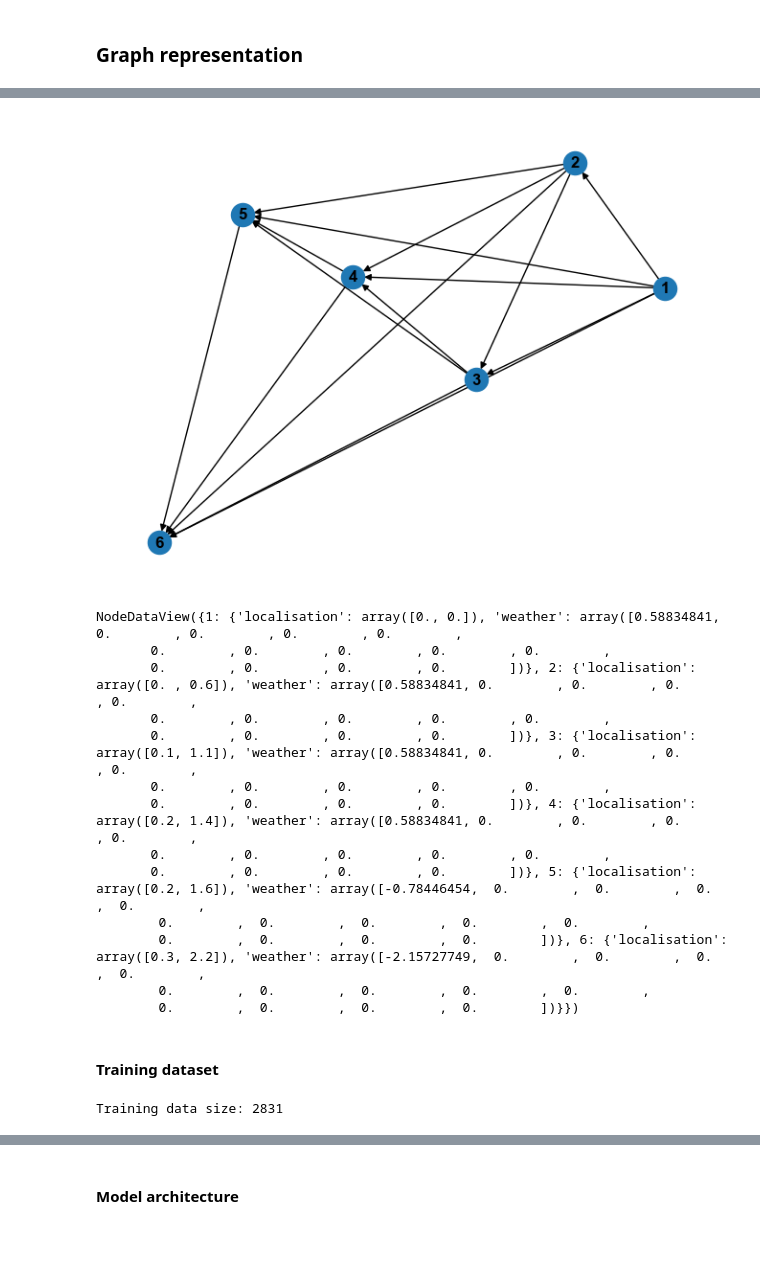
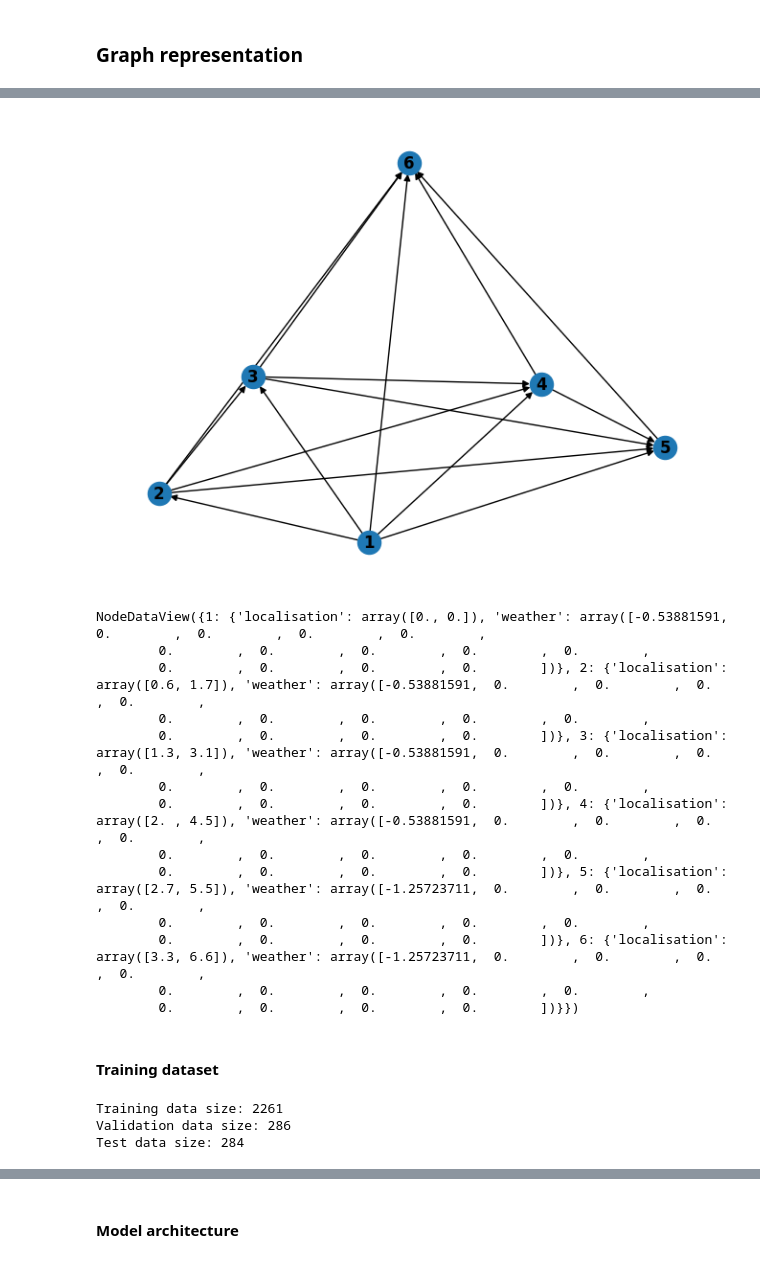
Before and after one commit to EmmaGau/hurricanes_prediction_mlns, a Jupyter notebook: notebooks/explo.ipynb, the cells around one changed output, grey strips where cells are left out. Cells and saved outputs as stored; diff of their text form; code cells hidden in the pictures.

Commit message:
add stratifying and batch size possibility for gcn

```diff
--- a/notebooks/explo.ipynb
+++ b/notebooks/explo.ipynb
@@ -324,0 +392,7 @@ def get_dic_graph(df, loc_feature_names, weather_feature_names, max_seq_lenght=1
+# %%
+hurricane_name_train, hurricane_name_test = train_test_split(bins_for_stratifying_copy, test_size=0.2, stratify=bins_for_stratifying_copy)
+hurricane_name_val, hurricane_name_test = train_test_split(hurricane_name_test, test_size=0.5, stratify=hurricane_name_test)
+# %%
+df_train = df[df["ID"].isin(hurricane_name_train.index)]
+df_val = df[df["ID"].isin(hurricane_name_val.index)]
+df_test = df[df["ID"].isin(hurricane_name_test.index)]
@@ -327,4 +416,6 @@ weather_feature_names = ['Maximum Wind', 'Minimum Pressure', 'Low Wind NE', 'Low
        'Low Wind SW', 'Low Wind NW', 'Moderate Wind NE', 'Moderate Wind SE',
        'Moderate Wind SW', 'Moderate Wind NW', 'High Wind NE', 'High Wind SE',
        'High Wind SW', 'High Wind NW']
-dic_graph, dic_X, dic_Y = get_dic_graph(df, loc_feature_names=["Latitude", "Longitude"], weather_feature_names=weather_feature_names)
+dic_graph_train, dic_X_train, dic_Y_train = get_dic_graph(df_train, loc_feature_names=["Latitude", "Longitude"], weather_feature_names=weather_feature_names)
+dic_graph_val, dic_X_val, dic_Y_val = get_dic_graph(df_val, loc_feature_names=["Latitude", "Longitude"], weather_feature_names=weather_feature_names)
+dic_graph_test, dic_X_test, dic_Y_test = get_dic_graph(df_test, loc_feature_names=["Latitude", "Longitude"], weather_feature_names=weather_feature_names)
@@ -338,45 +427,53 @@ plt.show()
 # %%
-nx.draw(get_local_graph(dic_graph["AL011851"], 6), with_labels=True, font_weight='bold')
+nx.draw(get_local_graph(dic_graph_train[list(dic_graph_train.keys())[1]], 6), with_labels=True, font_weight='bold')
 # %% [output]
-[figure, old version]
+[figure, new version]
 # %%
-get_local_graph(dic_graph["AL011851"], 6).nodes(data=True)
+get_local_graph(dic_graph_train[list(dic_graph_train.keys())[1]], 6).nodes(data=True)
 # %% [output]
-NodeDataView({1: {'localisation': array([0., 0.]), 'weather': array([0.58834841, 0.        , 0.        , 0.        , 0.        ,
-       0.        , 0.        , 0.        , 0.        , 0.        ,
-       0.        , 0.        , 0.        , 0.        ])}, 2: {'localisation': array([0. , 0.6]), 'weather': array([0.58834841, 0.        , 0.        , 0.        , 0.        ,
-       0.        , 0.        , 0.        , 0.        , 0.        ,
-       0.        , 0.        , 0.        , 0.        ])}, 3: {'localisation': array([0.1, 1.1]), 'weather': array([0.58834841, 0.        , 0.        , 0.        , 0.        ,
-       0.        , 0.        , 0.        , 0.        , 0.        ,
-       0.        , 0.        , 0.        , 0.        ])}, 4: {'localisation': array([0.2, 1.4]), 'weather': array([0.58834841, 0.        , 0.        , 0.        , 0.        ,
-       0.        , 0.        , 0.        , 0.        , 0.        ,
-       0.        , 0.        , 0.        , 0.        ])}, 5: {'localisation': array([0.2, 1.6]), 'weather': array([-0.78446454,  0.        ,  0.        ,  0.        ,  0.        ,
+NodeDataView({1: {'localisation': array([0., 0.]), 'weather': array([-0.53881591,  0.        ,  0.        ,  0.        ,  0.        ,
         0.        ,  0.        ,  0.        ,  0.        ,  0.        ,
-        0.        ,  0.        ,  0.        ,  0.        ])}, 6: {'localisation': array([0.3, 2.2]), 'weather': array([-2.15727749,  0.        ,  0.        ,  0.        ,  0.        ,
+        0.        ,  0.        ,  0.        ,  0.        ])}, 2: {'localisation': array([0.6, 1.7]), 'weather': array([-0.53881591,  0.        ,  0.        ,  0.        ,  0.        ,
+        0.        ,  0.        ,  0.        ,  0.        ,  0.        ,
+        0.        ,  0.        ,  0.        ,  0.        ])}, 3: {'localisation': array([1.3, 3.1]), 'weather': array([-0.53881591,  0.        ,  0.        ,  0.        ,  0.        ,
+        0.        ,  0.        ,  0.        ,  0.        ,  0.        ,
+        0.        ,  0.        ,  0.        ,  0.        ])}, 4: {'localisation': array([2. , 4.5]), 'weather': array([-0.53881591,  0.        ,  0.        ,  0.        ,  0.        ,
+        0.        ,  0.        ,  0.        ,  0.        ,  0.        ,
+        0.        ,  0.        ,  0.        ,  0.        ])}, 5: {'localisation': array([2.7, 5.5]), 'weather': array([-1.25723711,  0.        ,  0.        ,  0.        ,  0.        ,
+        0.        ,  0.        ,  0.        ,  0.        ,  0.        ,
+        0.        ,  0.        ,  0.        ,  0.        ])}, 6: {'localisation': array([3.3, 6.6]), 'weather': array([-1.25723711,  0.        ,  0.        ,  0.        ,  0.        ,
         0.        ,  0.        ,  0.        ,  0.        ,  0.        ,
         0.        ,  0.        ,  0.        ,  0.        ])}})
 # %% [markdown]
 #### Training dataset
 # %%
-training_data = []
-batch_size = 1
+def create_data_loader(dic_graph, dic_Y, batch_size, type_dataset):
+    data_list = []
+    for hurricane in dic_graph:
+        x = torch.tensor(np.array([np.concatenate(list(dic_graph[hurricane].nodes.data()[i].values())) for i in range(len(dic_graph[hurricane].nodes))]), dtype=torch.float)
 
-for hurricane in dic_graph:
-    x = torch.tensor(np.array([np.concatenate(list(dic_graph[hurricane].nodes.data()[i].values())) for i in range(len(dic_graph[hurricane].nodes))]), dtype=torch.float)
+        # Convert labels to PyTorch tensor
+        y = torch.tensor(dic_Y[hurricane].values, dtype=torch.float).unsqueeze(0)
 
-    # Convert labels to PyTorch tensor
-    y_train = torch.tensor(dic_Y[hurricane].values, dtype=torch.float).unsqueeze(0)
+        # Convert edge indices to PyTorch tensor
+        edge_index = torch.tensor(list(dic_graph[hurricane].edges()),dtype=torch.long).transpose(0, 1)
 
-    # Convert edge indices to PyTorch tensor
-    edge_index_train = torch.tensor(list(dic_graph[hurricane].edges()),dtype=torch.long).transpose(0, 1)
+        # create edge features
+        edge_attr = torch.tensor([dic_graph[hurricane].edges()[edge]["weight"] for edge in dic_graph[hurricane].edges()], dtype=torch.float)
 
-    # create edge features
-    edge_attr_train = torch.tensor([dic_graph[hurricane].edges()[edge]["weight"] for edge in dic_graph[hurricane].edges()], dtype=torch.float)
+        data = Data(x=x, edge_index=edge_index, edge_attr=edge_attr, y=y)
+        data_list.append(data)
 
-    data = Data(x=x, edge_index=edge_index_train, edge_attr=edge_attr_train, y=y_train)
-    training_data.append(data)
-
-print(f"Training data size: {len(training_data)}")
-train_loader = DataLoader(training_data, batch_size=batch_size, shuffle=True)
+    print(f"{type_dataset} data size: {len(data_list)}")
+    loader = DataLoader(data_list, batch_size=batch_size, shuffle=True)
+    return loader
-# %% [output]
-Training data size: 2831
+# %%
+batch_size = 16
+
+train_loader = create_data_loader(dic_graph_train, dic_Y_train, batch_size, type_dataset="Training")
+val_loader = create_data_loader(dic_graph_val, dic_Y_val, batch_size, type_dataset="Validation")
+test_loader = create_data_loader(dic_graph_test, dic_Y_test, batch_size, type_dataset="Test")
+# %% [output]
+Training data size: 2261
+Validation data size: 286
+Test data size: 284
```
Also changed, not shown: parts of 25 cells of this notebook.
